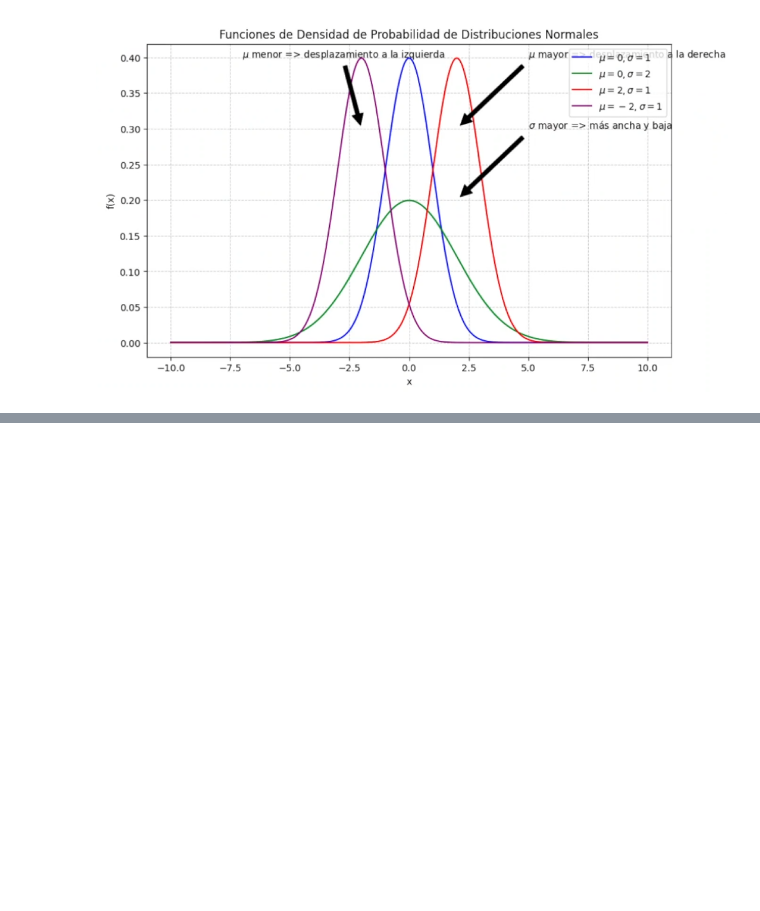
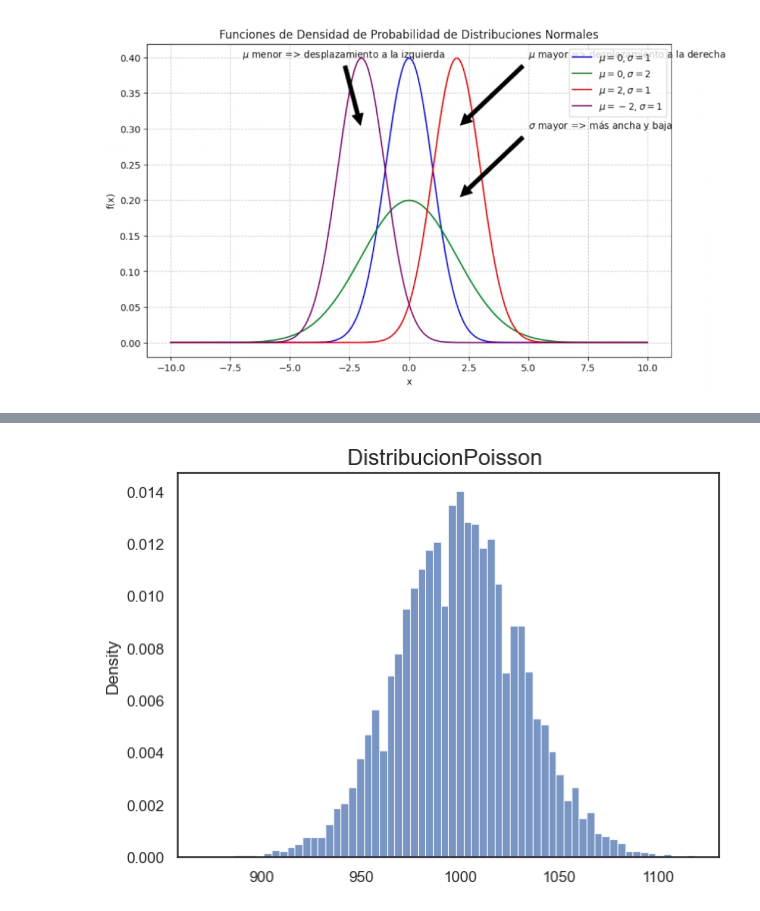
Before and after one commit to jorgeordovi/probability_distribution, a Jupyter notebook: proba_distibution.ipynb, the cells around one changed output, grey strips where cells are left out. Cells and saved outputs as stored; diff of their text form; code cells hidden in the pictures; blank space fills up the shorter version.

```diff
--- a/proba_distibution.ipynb
+++ b/proba_distibution.ipynb
@@ -67,0 +94,6 @@ $$ P(X <= a) = \int^a_{-\infty}\frac{1}{\sigma\sqrt 2_\pi}e-\frac{(x-\mu)^2}{2\s
+# %%
+lambda_value=1000
+random_poisson_data_1000=random_generator.poisson(lam=lambda_value,size=sample_size)
+distribution_plotter(random_poisson_data_1000,"Poisson")
+# %% [output]
+[figure, added]
```
Also changed, not shown: parts of 7 cells of this notebook, 1 other file.
